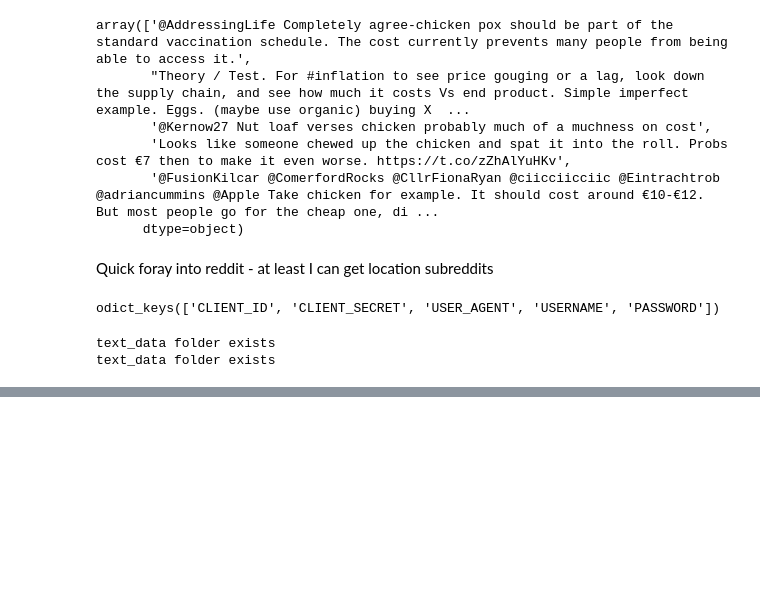
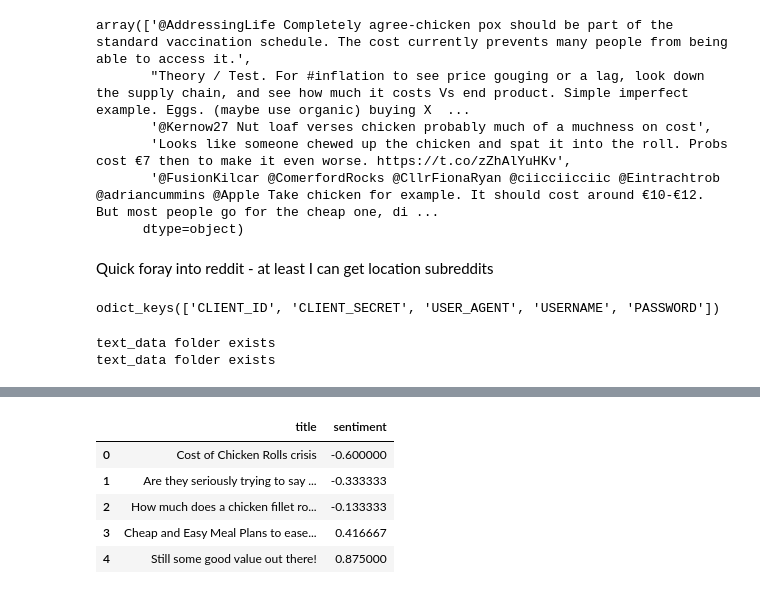
Before and after one commit to Juliet-Blue/sba22307-CA2, a Jupyter notebook: CA2-sentiment analysis.ipynb, the cells around one changed output, grey strips where cells are left out. Drawn from its saved outputs; the diff is of its cells as text; code cells hidden in the pictures; blank space fills up the shorter version.

```diff
--- a/CA2-sentiment analysis.ipynb
+++ b/CA2-sentiment analysis.ipynb
@@ -343,0 +405,11 @@ df_chicken_comments
+# %%
+from textblob import TextBlob
+df_chicken_post['sentiment'] = df_chicken_post['title'].apply(lambda x: TextBlob(x).sentiment[0] )
+df_chicken_post[['title','sentiment']].head()
+# %% [output]
+|  | title | sentiment |
+| 0 | Cost of Chicken Rolls crisis | -0.600000 |
+| 1 | Are they seriously trying to say ... | -0.333333 |
+| 2 | How much does a chicken fillet ro... | -0.133333 |
+| 3 | Cheap and Easy Meal Plans to ease... | 0.416667 |
+| 4 | Still some good value out there! | 0.875000 |
```
Also changed, not shown: parts of 24 cells of this notebook.
